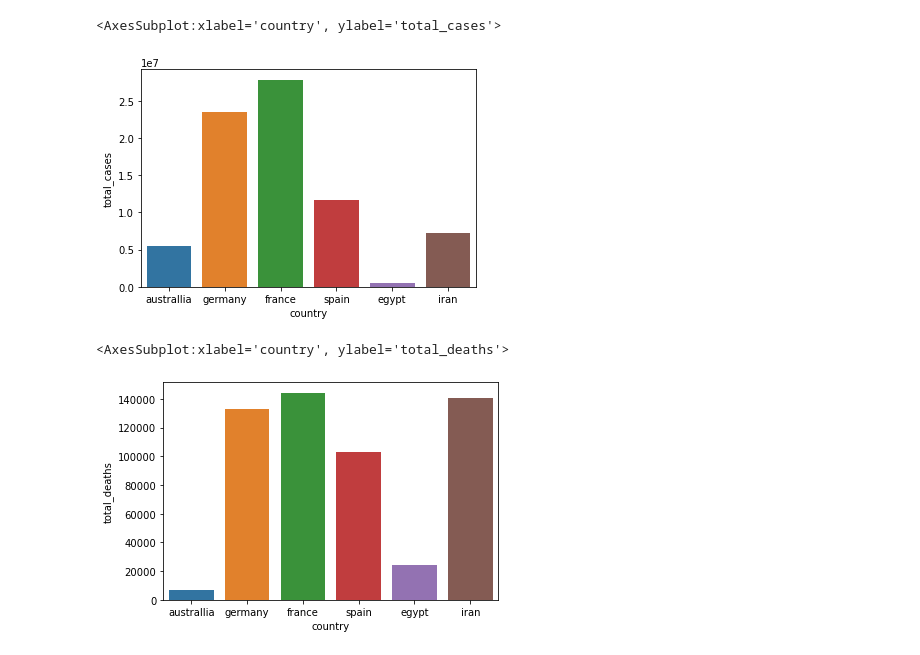
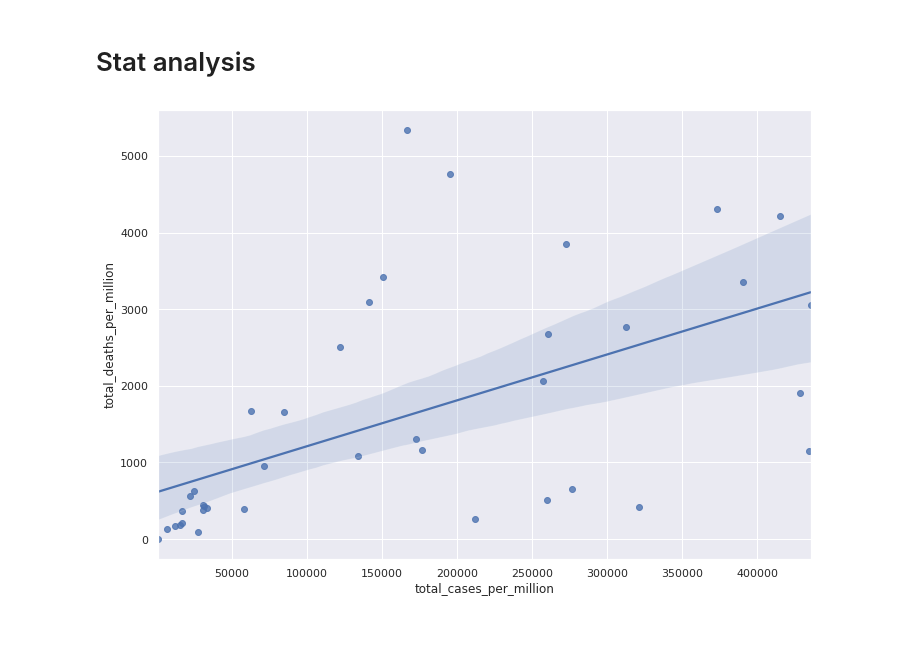
Before and after one commit to Mrpojam/CovIust_numerical_analysis, a Jupyter notebook: Models/DataAnalysis.ipynb, the cells around one changed output. Saved outputs shown, nothing was run; the diff lists cells and outputs as text; code cells hidden in the pictures.

```diff
--- a/Models/DataAnalysis.ipynb
+++ b/Models/DataAnalysis.ipynb
@@ -55,10 +52,2 @@ sns.barplot(data=data, x='country', y='female_smokers')
-# %%
-sns.barplot(data=data, x='country', y='total_cases')
-# %% [output]
-<AxesSubplot:xlabel='country', ylabel='total_cases'>
-[figure, removed]
-# %%
-sns.barplot(data=data, x='country', y='total_deaths')
-# %% [output]
-<AxesSubplot:xlabel='country', ylabel='total_deaths'>
-[figure, removed]
+# %% [markdown]
+# Stat analysis
@@ -64,0 +56,5 @@ sns.barplot(data=data, x='country', y='total_deaths')
+# %%
+sns.regplot(x=data['total_cases_per_million'], y=data['total_deaths_per_million'])
+plt.savefig('../Plots/case_death.png')
+# %% [output]
+[figure, added]
```
Also changed, not shown: parts of 29 cells of this notebook, 8 other files.
